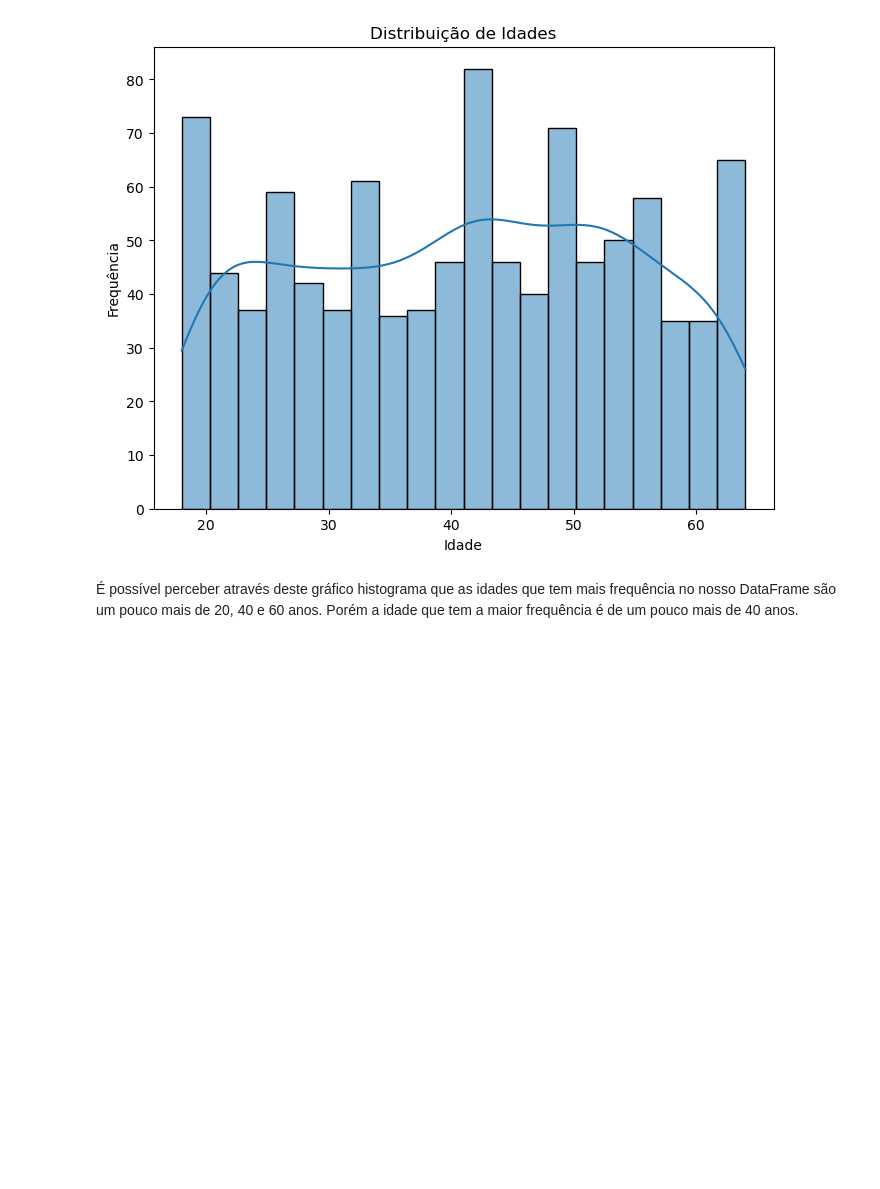
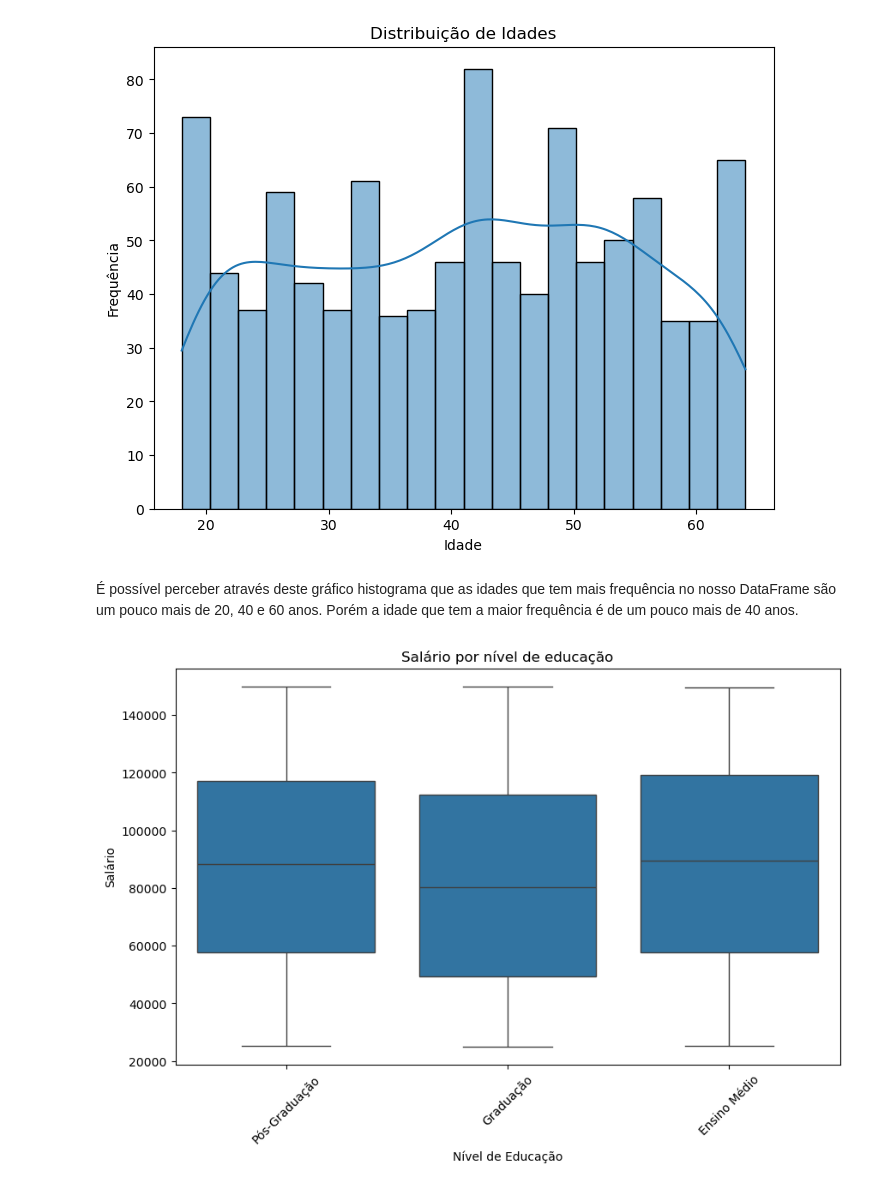
Before and after one commit to EmmelyBC/Gran_Faculdade, a Jupyter notebook: Analise_Descritiva.ipynb, the cells around one changed output. Drawn from its saved outputs; the diff is of its cells as text; code cells hidden in the pictures; blank space fills up the shorter version.

```diff
--- a/Analise_Descritiva.ipynb
+++ b/Analise_Descritiva.ipynb
@@ -66,3 +66,14 @@ plt.show() # Exibição do gráfico criado
 [figure]
 # %% [markdown]
 <p>É possível perceber através deste gráfico histograma que as idades que tem mais frequência no nosso DataFrame são um pouco mais de 20, 40 e 60 anos. Porém a idade que tem a maior frequência é de um pouco mais de 40 anos.</p>
+# %%
+# Criando uma visualização para verificar a composição de salário por nível de escolaridade - Boxplot
+plt.figure(figsize=(10,6))
+sns.boxplot(data=df, x='Nível de Educação', y='Salário')
+plt.title('Salário por nível de educação')
+plt.xlabel('Nível de Educação')
+plt.ylabel('Salário')
+plt.xticks(rotation=45)
+plt.show()
+# %% [output]
+[figure, added]
```
Also changed, not shown: parts of 1 cell of this notebook.
